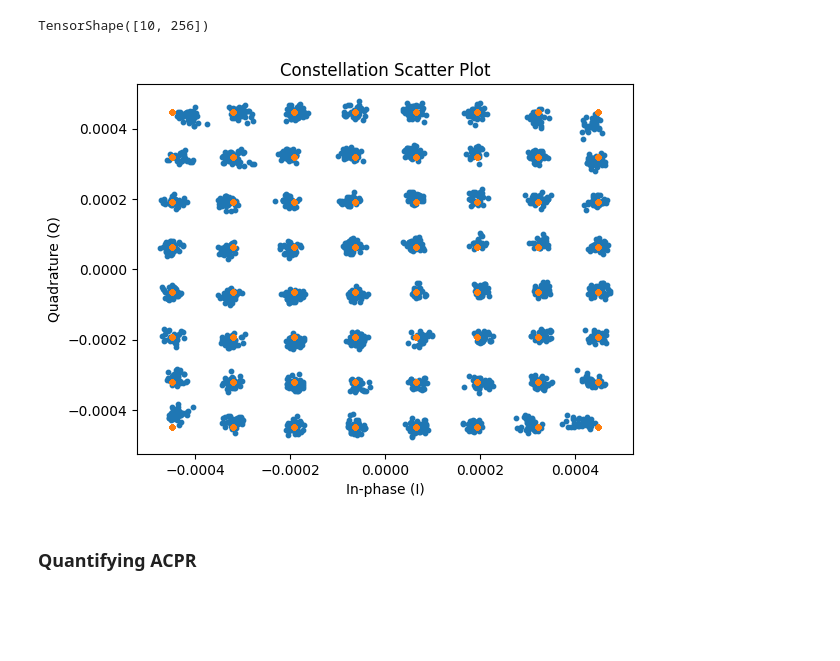
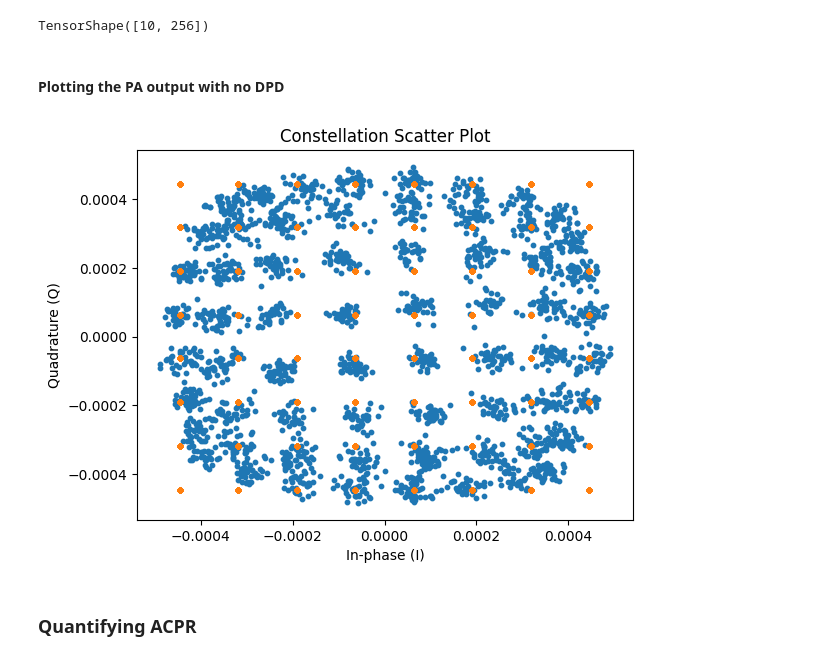
Before and after one commit to harinduravin/PA_DPD_GCS_Learning, a Jupyter notebook: PA_non_linearity_GCS.ipynb, the cells around one changed output. Drawn from its saved outputs; the diff is of its cells as text; code cells hidden in the pictures; blank space fills up the shorter version.

```diff
--- a/PA_non_linearity_GCS.ipynb
+++ b/PA_non_linearity_GCS.ipynb
@@ -324,7 +335,7 @@ class DPDTrainer:
         return loss
 # %%
 # Driving input
-Pin = 15
+Pin = 18
 L = 5
 dpd_model = NeuralDPD(L=L, hidden_units=32)
 trainer = DPDTrainer(Pin, dpd_model, L=5)
@@ -424,7 +437,7 @@ class EndToEndSystem(Model):
         self.L = 5
         self.dpd_model = NeuralDPD(L=self.L , hidden_units=32)
         self.dpd_model(tf.zeros([1, 35]))
-        self.dpd_model.load_weights("dpd_trained_overdrive.weights.h5")
+        self.dpd_model.load_weights("dpd_trained_overdrive15.weights.h5")
         self.Pin = Pin
 
     def build(self, input_shape=None):
@@ -566,26 +609,28 @@ TensorShape([10, 256])
 x_mod_values.shape
 # %% [output]
 TensorShape([10, 256])
+# %% [markdown]
+#### Plotting the PA output with no DPD
 # %%
-model = EndToEndSystem(N, constellation, snr_db, batch_size, stream_size, use_upsampling_filtering=True, with_dpd=False)
+model = EndToEndSystem(N, constellation, snr_db, batch_size, stream_size, Pin, use_upsampling_filtering=True, with_dpd=False)
 loss, x_mod_values, y_values, pa_out_values, filter_out = model()
 phase = tf.math.angle(tf.reduce_sum(x_mod_values * tf.math.conj(y_values)))
 # print(phase)
 y_values = y_values * tf.exp(-1j * tf.cast(-phase, tf.complex64))
 # y_norm = y_values * tf.exp(-1j * tf.cast(phase, tf.complex64))
 y_norm = y_values/tf.complex(tf.reduce_sum(tf.abs(y_values)),0.0)
 x_mod_values = x_mod_values/tf.complex(tf.reduce_sum(tf.abs(x_mod_values)),0.0)
 # print(loss)
 
 plt.figure()
 plt.scatter(tf.math.real(y_norm), tf.math.imag(y_norm), s=10)
 plt.scatter(tf.math.real(x_mod_values), tf.math.imag(x_mod_values), s=10)
 plt.xlabel("In-phase (I)")
 plt.ylabel("Quadrature (Q)")
 plt.title("Constellation Scatter Plot")
 plt.show()
 # %% [output]
-[figure, old version]
+[figure, new version]
 # %% [markdown]
 ### Quantifying ACPR
 # %%
```
Also changed, not shown: parts of 8 cells of this notebook, 11 other files.
